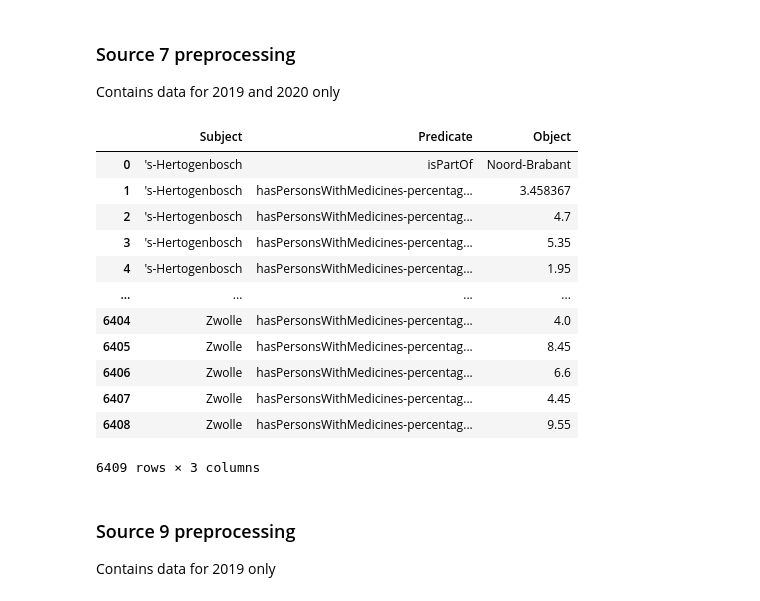
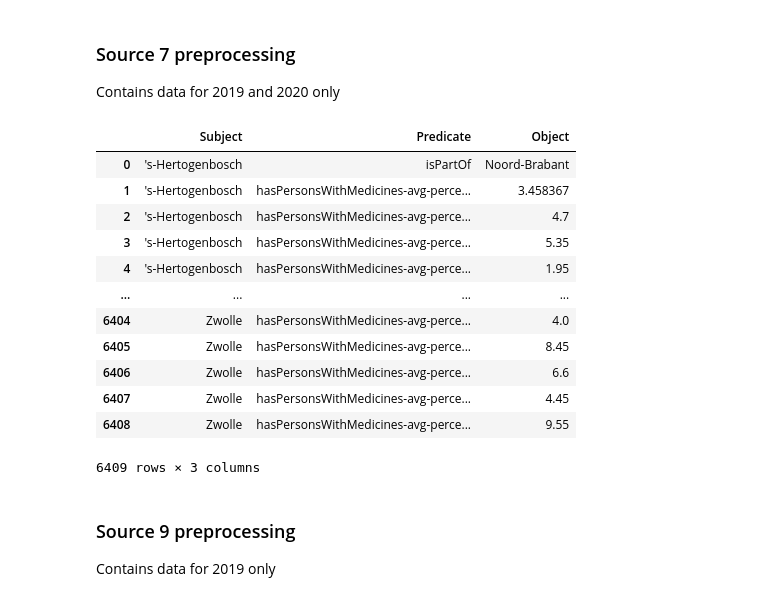
Before and after one commit to reikichan/2AMD20, a Jupyter notebook: preprocessing.ipynb, the cells around one changed output. Cells and saved outputs as stored; diff of their text form; code cells hidden in the pictures.

```diff
--- a/preprocessing.ipynb
+++ b/preprocessing.ipynb
@@ -478,7 +479,7 @@ condition = merged_source_6.groupby(['Gemeentenaam', 'Provincienaam', 'Donorregi
 merged_source_6 = condition.mean('Donorregister, vastgelegde keuze (x 1 000)').reset_index()
 
 # Translate
-merged_source_6.columns = ['Municipality', 'isPartOf', 'donorRegistrationType', 'donorRegisterValues-x1000-avg']
+merged_source_6.columns = ['Municipality', 'isPartOf', 'donorRegistrationType', 'donorRegisterValues-avg-x1000']
 merged_source_6["donorRegistrationType"].replace({"Geregistreerd in donorregister": "hasRegisteredInDonorRegister-avg", "Niet geregistreerd in donorregister": "hasNotRegisteredInDonorRegister-avg", "Totaal wel of niet geregistreerd":"hasTotalRegisteredOrNotRegistered-avg"}, inplace=True)
 
 # subject-predicate-object format
@@ -498,7 +499,7 @@ for subject in subjects:
         s6_dict['Subject'].append(subject)
         s6_dict['Predicate'].append(pedictate)
         intermediate = merged_source_6[merged_source_6['Municipality']==subject]
-        value = intermediate[intermediate['donorRegistrationType']==pedictate]['donorRegisterValues-x1000-avg']
+        value = intermediate[intermediate['donorRegistrationType']==pedictate]['donorRegisterValues-avg-x1000']
         s6_dict['Object'].append(float(value))
 
 spo_6 = pd.DataFrame(data=s6_dict)
@@ -581,7 +582,7 @@ condition = merged_source_7.groupby(['Gemeentenaam', 'Provincienaam', 'Geslacht'
 merged_source_7 = condition.mean('Personen met geneesmiddelen, relatief (%)').reset_index()
 
 # Translate
-merged_source_7.columns = ['Municipality', 'isPartOf', 'ofGender', 'inAgeGroup', 'hasPersonsWithMedicines-percentage-avg']
+merged_source_7.columns = ['Municipality', 'isPartOf', 'ofGender', 'inAgeGroup', 'hasPersonsWithMedicines-avg-percentage']
 merged_source_7["ofGender"].replace({"Mannen": "Men", "Vrouwen": "Women"}, inplace=True)
 merged_source_7["inAgeGroup"].replace({"0 tot 15 jaar": "0-15-years", "15 tot 25 jaar": "15-25-years", "25 tot 35 jaar":"25-35-years", "35 tot 45 jaar":"35-45-years", "45 tot 55 jaar":"45-55-years", "55 tot 65 jaar":"55-65-years", "65 tot 75 jaar":"65-75-years", "75 jaar of ouder":"75-years-or-older"}, inplace=True)
 
@@ -589,45 +590,45 @@ merged_source_7["inAgeGroup"].replace({"0 tot 15 jaar": "0-15-years", "15 tot 25
 
 s7_dict = {'Subject':[] , 'Predicate': [], 'Object': []}
 
 subjects = merged_source_7['Municipality'].unique()
 
 predicates = [list(merged_source_7.columns)[1]]
 genders = list(merged_source_7['ofGender'].unique())
 ages = list(merged_source_7['inAgeGroup'].unique())
 
 for gender in genders:
     for age in ages:
-        predicates.append('hasPersonsWithMedicines-percentage-avg'+','+gender+','+age)
+        predicates.append('hasPersonsWithMedicines-avg-percentage'+','+gender+','+age)
 
 
 for subject in subjects:
     s7_dict['Subject'].append(subject)
     s7_dict['Predicate'].append(predicates[0])
     s7_dict['Object'].append(merged_source_7[merged_source_7['Municipality']==subject]['isPartOf'].unique()[0])
 
     for pedictate in predicates[1:]:
         s7_dict['Subject'].append(subject)
         s7_dict['Predicate'].append(pedictate)
         intermediate = merged_source_7[merged_source_7['Municipality']==subject]
         intermediate = intermediate[intermediate['ofGender']==pedictate.split(',')[1]]
-        value = intermediate[intermediate['inAgeGroup']==pedictate.split(',')[2]]['hasPersonsWithMedicines-percentage-avg']
+        value = intermediate[intermediate['inAgeGroup']==pedictate.split(',')[2]]['hasPersonsWithMedicines-avg-percentage']
         s7_dict['Object'].append(float(value))
 
 spo_7 = pd.DataFrame(data=s7_dict)
 spo_7
 # %% [output]
 |  | Subject | Predicate | Object |
 | 0 | 's-Hertogenbosch | isPartOf | Noord-Brabant |
-| 1 | 's-Hertogenbosch | hasPersonsWithMedicines-percentag... | 3.458367 |
-| 2 | 's-Hertogenbosch | hasPersonsWithMedicines-percentag... | 4.7 |
-| 3 | 's-Hertogenbosch | hasPersonsWithMedicines-percentag... | 5.35 |
-| 4 | 's-Hertogenbosch | hasPersonsWithMedicines-percentag... | 1.95 |
+| 1 | 's-Hertogenbosch | hasPersonsWithMedicines-avg-perce... | 3.458367 |
+| 2 | 's-Hertogenbosch | hasPersonsWithMedicines-avg-perce... | 4.7 |
+| 3 | 's-Hertogenbosch | hasPersonsWithMedicines-avg-perce... | 5.35 |
+| 4 | 's-Hertogenbosch | hasPersonsWithMedicines-avg-perce... | 1.95 |
 | ... | ... | ... | ... |
-| 6404 | Zwolle | hasPersonsWithMedicines-percentag... | 4.0 |
-| 6405 | Zwolle | hasPersonsWithMedicines-percentag... | 8.45 |
-| 6406 | Zwolle | hasPersonsWithMedicines-percentag... | 6.6 |
-| 6407 | Zwolle | hasPersonsWithMedicines-percentag... | 4.45 |
-| 6408 | Zwolle | hasPersonsWithMedicines-percentag... | 9.55 |
+| 6404 | Zwolle | hasPersonsWithMedicines-avg-perce... | 4.0 |
+| 6405 | Zwolle | hasPersonsWithMedicines-avg-perce... | 8.45 |
+| 6406 | Zwolle | hasPersonsWithMedicines-avg-perce... | 6.6 |
+| 6407 | Zwolle | hasPersonsWithMedicines-avg-perce... | 4.45 |
+| 6408 | Zwolle | hasPersonsWithMedicines-avg-perce... | 9.55 |
 6409 rows × 3 columns
 # %% [markdown]
 ### Source 9 preprocessing
```
Also changed, not shown: parts of 13 cells of this notebook.
